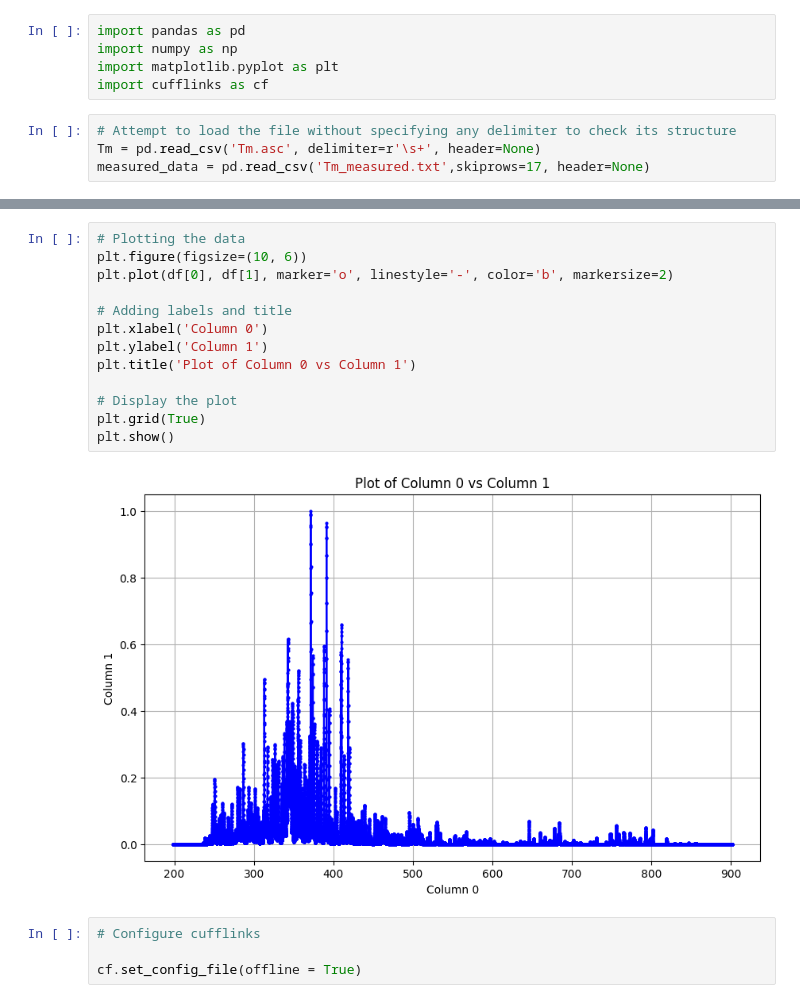
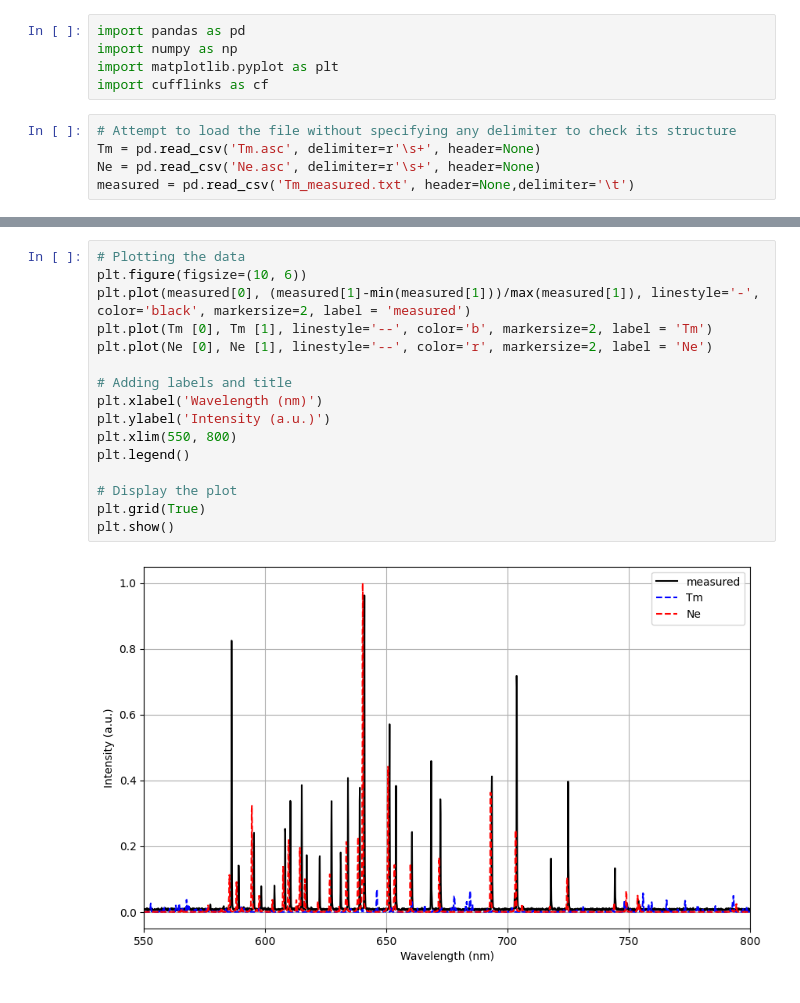
Before and after one commit to tretyakovmipt/Tm_spectroscopy, a Jupyter notebook: Tm_spectra.ipynb, the cells around one changed output, grey strips where cells are left out. Saved outputs shown, nothing was run; the diff lists cells and outputs as text.

Commit message:
added Ne data and cleane up the script

```diff
--- a/Tm_spectra.ipynb
+++ b/Tm_spectra.ipynb
@@ -6,4 +6,5 @@ import cufflinks as cf
 # %%
 # Attempt to load the file without specifying any delimiter to check its structure
 Tm = pd.read_csv('Tm.asc', delimiter=r'\s+', header=None)
-measured_data = pd.read_csv('Tm_measured.txt',skiprows=17, header=None)
+Ne = pd.read_csv('Ne.asc', delimiter=r'\s+', header=None)
+measured = pd.read_csv('Tm_measured.txt', header=None,delimiter='\t')
@@ -27,19 +11,18 @@ fig.show()
 # %%
 # Plotting the data
 plt.figure(figsize=(10, 6))
-plt.plot(df[0], df[1], marker='o', linestyle='-', color='b', markersize=2)
+plt.plot(measured[0], (measured[1]-min(measured[1]))/max(measured[1]), linestyle='-', color='black', markersize=2, label = 'measured')
+plt.plot(Tm [0], Tm [1], linestyle='--', color='b', markersize=2, label = 'Tm')
+plt.plot(Ne [0], Ne [1], linestyle='--', color='r', markersize=2, label = 'Ne')
 
 # Adding labels and title
-plt.xlabel('Column 0')
-plt.ylabel('Column 1')
-plt.title('Plot of Column 0 vs Column 1')
+plt.xlabel('Wavelength (nm)')
+plt.ylabel('Intensity (a.u.)')
+plt.xlim(550, 800)
+plt.legend()
 
 # Display the plot
 plt.grid(True)
 plt.show()
 # %% [output]
-[figure, old version]
+[figure, new version]
-# %%
-# Configure cufflinks
-
-cf.set_config_file(offline = True)
```
Also changed, not shown: parts of 2 cells of this notebook.
